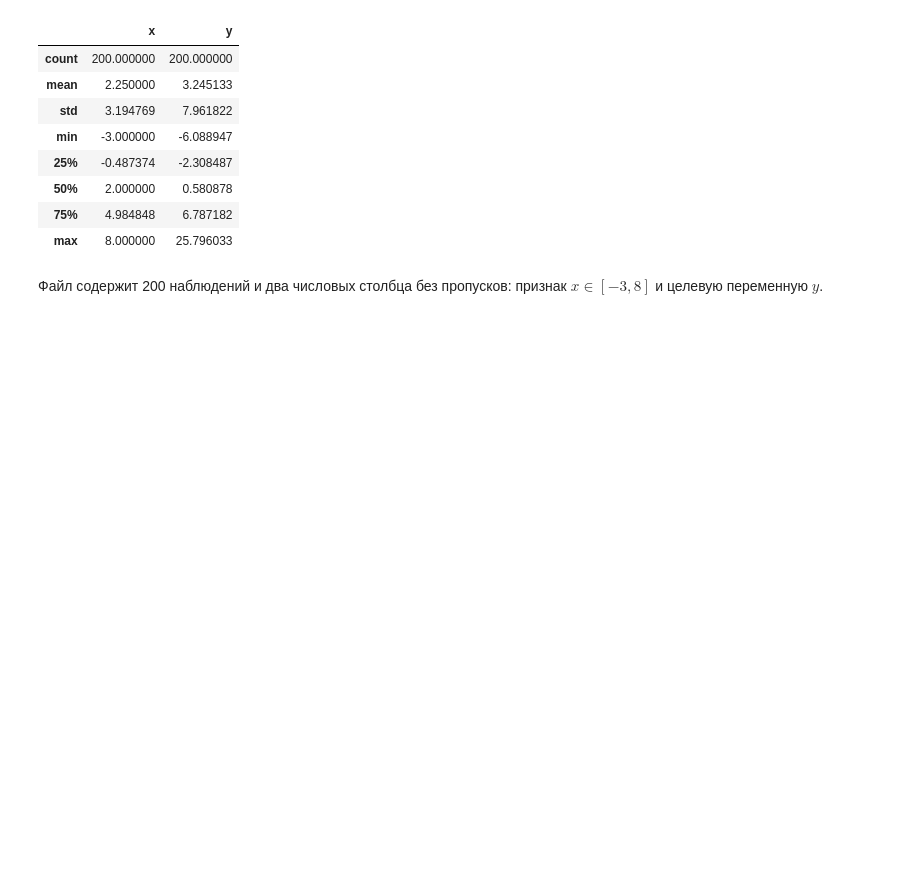
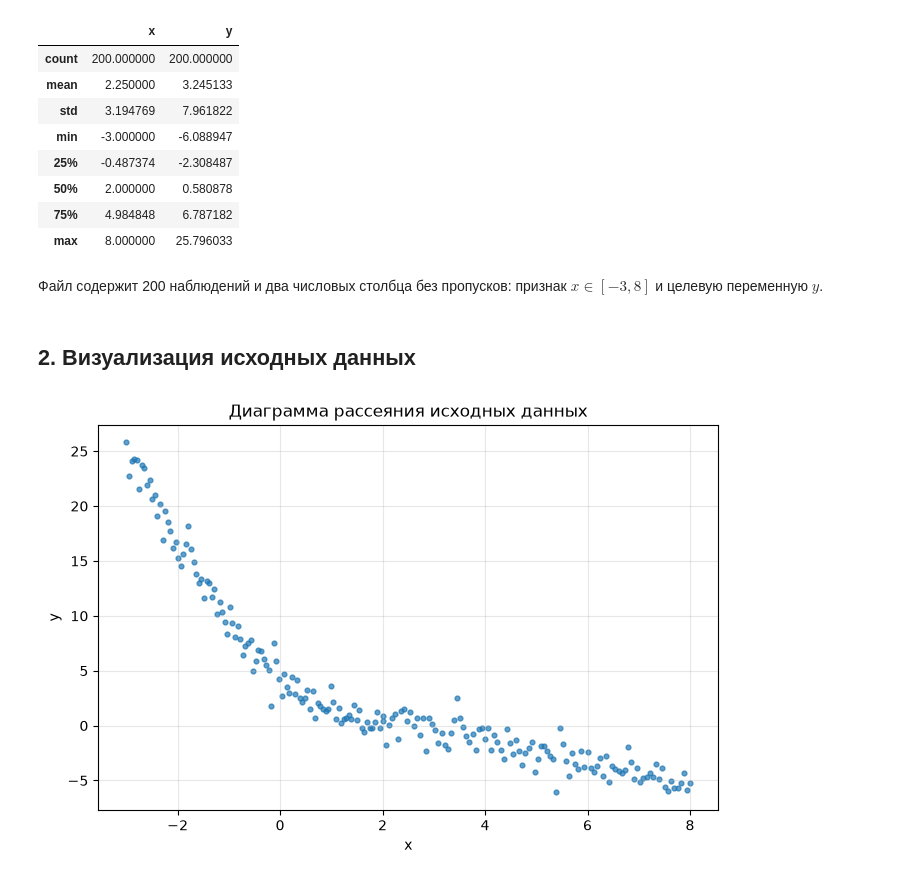
Before and after one commit to calculation-methods/ml, a Jupyter notebook: stud/vasyutinskiy/lab1.ipynb, the cells around one changed output. Saved outputs shown, nothing was run; the diff lists cells and outputs as text; code cells hidden in the pictures; blank space fills up the shorter version.

Commit message:
Lab1: visualize source data
Co-Authored-By: Claude Opus 5.5 <noreply@anthropic.com>

```diff
--- a/stud/vasyutinskiy/lab1.ipynb
+++ b/stud/vasyutinskiy/lab1.ipynb
@@ -58,3 +58,15 @@ memory usage: 3.3 KB
 | max | 8.000000 | 25.796033 |
 # %% [markdown]
 Файл содержит 200 наблюдений и два числовых столбца без пропусков: признак $x \in [-3, 8]$ и целевую переменную $y$.
+# %% [markdown]
+## 2. Визуализация исходных данных
+# %%
+fig, ax = plt.subplots(figsize=(8, 5))
+ax.scatter(data['x'], data['y'], s=12, alpha=0.7)
+ax.set_xlabel('x')
+ax.set_ylabel('y')
+ax.set_title('Диаграмма рассеяния исходных данных')
+ax.grid(alpha=0.3)
+plt.show()
+# %% [output]
+[figure, added]
```
Also changed, not shown: parts of 1 cell of this notebook.
